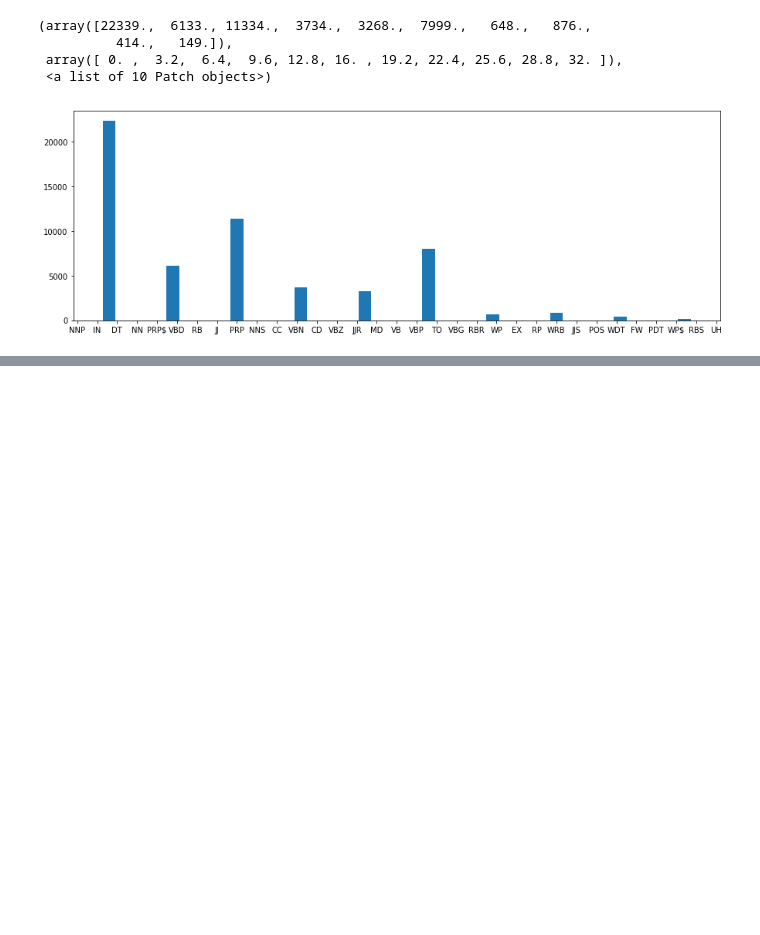
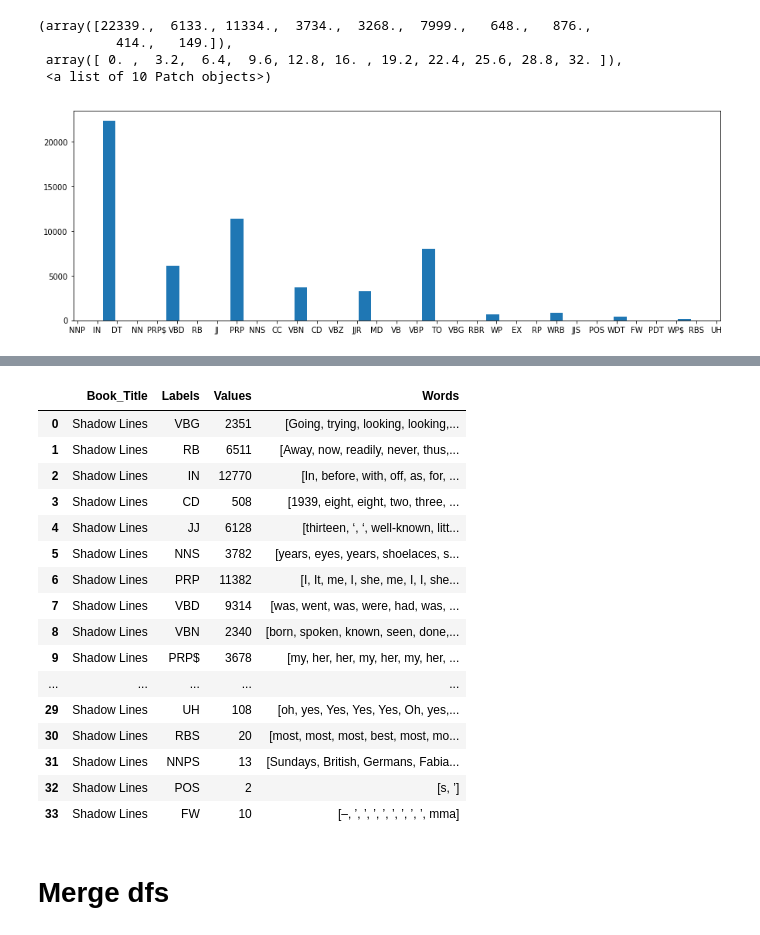
Before and after one commit to bailey-danielson/NLP_Practice, a Jupyter notebook: Part_Speech_Analysis.ipynb, the cells around one changed output, grey strips where cells are left out. Drawn from its saved outputs; the diff is of its cells as text; code cells hidden in the pictures; blank space fills up the shorter version.

```diff
--- a/Part_Speech_Analysis.ipynb
+++ b/Part_Speech_Analysis.ipynb
@@ -83,0 +200,5 @@ plt.show()
+# %%
+SL_tags = [y for (x, y) in tagged_SL.pos_tags]
+# %%
+SL_pos_words = dict_pos_word(tagged_SL.pos_tags)
+SL_pos_words
@@ -83,0 +223,3 @@ plt.show()
+# %%
+SL_list_values = [ v for v in SL_pos_words.values() ]
+SL_list_values
@@ -83,0 +244,29 @@ plt.show()
+# %%
+sl_labels , sl_values = zip(*Counter(SL_tags).items())
+# %%
+SL_pos_df = pd.DataFrame(
+    {'Book_Title': "Shadow Lines",
+     'Labels': sl_labels,
+     'Values': sl_values,
+     'Words': SL_list_values})
+SL_pos_df.head(35)
+# %% [output]
+|  | Book_Title | Labels | Values | Words |
+| 0 | Shadow Lines | VBG | 2351 | [Going, trying, looking, looking,... |
+| 1 | Shadow Lines | RB | 6511 | [Away, now, readily, never, thus,... |
+| 2 | Shadow Lines | IN | 12770 | [In, before, with, off, as, for, ... |
+| 3 | Shadow Lines | CD | 508 | [1939, eight, eight, two, three, ... |
+| 4 | Shadow Lines | JJ | 6128 | [thirteen, ‘, ‘, well-known, litt... |
+| 5 | Shadow Lines | NNS | 3782 | [years, eyes, years, shoelaces, s... |
+| 6 | Shadow Lines | PRP | 11382 | [I, It, me, I, she, me, I, I, she... |
+| 7 | Shadow Lines | VBD | 9314 | [was, went, was, were, had, was, ... |
+| 8 | Shadow Lines | VBN | 2340 | [born, spoken, known, seen, done,... |
+| 9 | Shadow Lines | PRP$ | 3678 | [my, her, her, my, her, my, her, ... |
+| ... | ... | ... | ... | ... |
+| 29 | Shadow Lines | UH | 108 | [oh, yes, Yes, Yes, Yes, Oh, yes,... |
+| 30 | Shadow Lines | RBS | 20 | [most, most, most, best, most, mo... |
+| 31 | Shadow Lines | NNPS | 13 | [Sundays, British, Germans, Fabia... |
+| 32 | Shadow Lines | POS | 2 | [s, ’] |
+| 33 | Shadow Lines | FW | 10 | [–, ’, ’, ’, ’, ’, ’, ’, ’, mma] |
+# %% [markdown]
+# Merge dfs
```
Also changed, not shown: parts of 17 cells of this notebook.
